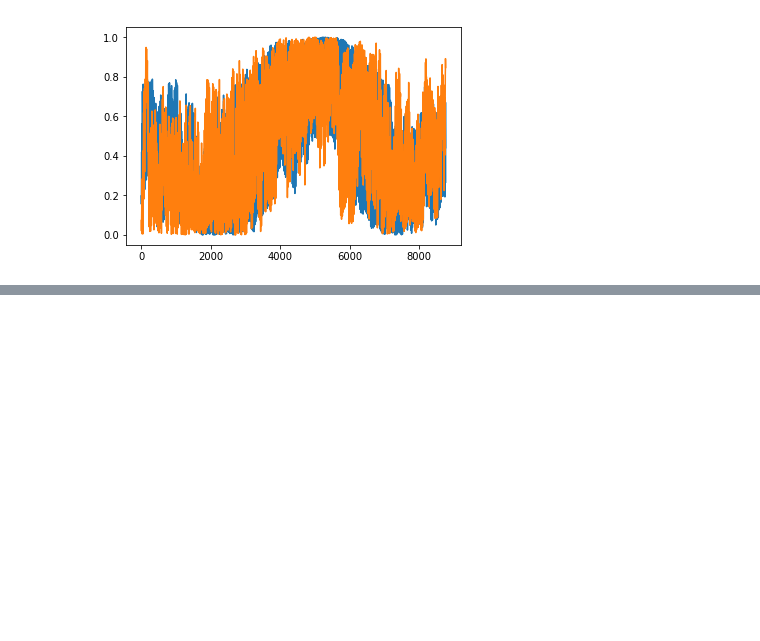
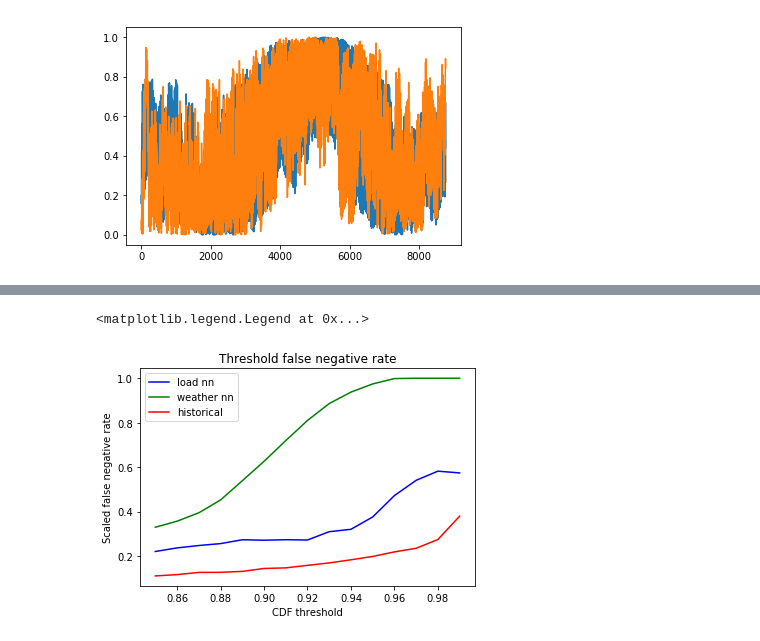
Before and after one commit to cpatdowling/peakload, a Jupyter notebook: notebooks/historical_avg_model.ipynb, the cells around one changed output, grey strips where cells are left out. Saved outputs shown, nothing was run; the diff lists cells and outputs as text; code cells hidden in the pictures; blank space fills up the shorter version.

```diff
--- a/notebooks/historical_avg_model.ipynb
+++ b/notebooks/historical_avg_model.ipynb
@@ -362,0 +371,11 @@ out_prec
+# %%
+plt.plot(thresh_losses, lnout_false_neg, color="blue", label="load nn")
+plt.plot(thresh_losses, wnout_false_neg, color="green", label="weather nn")
+plt.plot(thresh_losses, out_false_neg, color="red", label="historical")
+plt.title("Threshold false negative rate")
+plt.xlabel("CDF threshold")
+plt.ylabel("Scaled false negative rate")
+plt.legend()
+# %% [output]
+<matplotlib.legend.Legend at 0x...>
+[figure, added]
```
Also changed, not shown: parts of 59 cells of this notebook, 58 other files.
